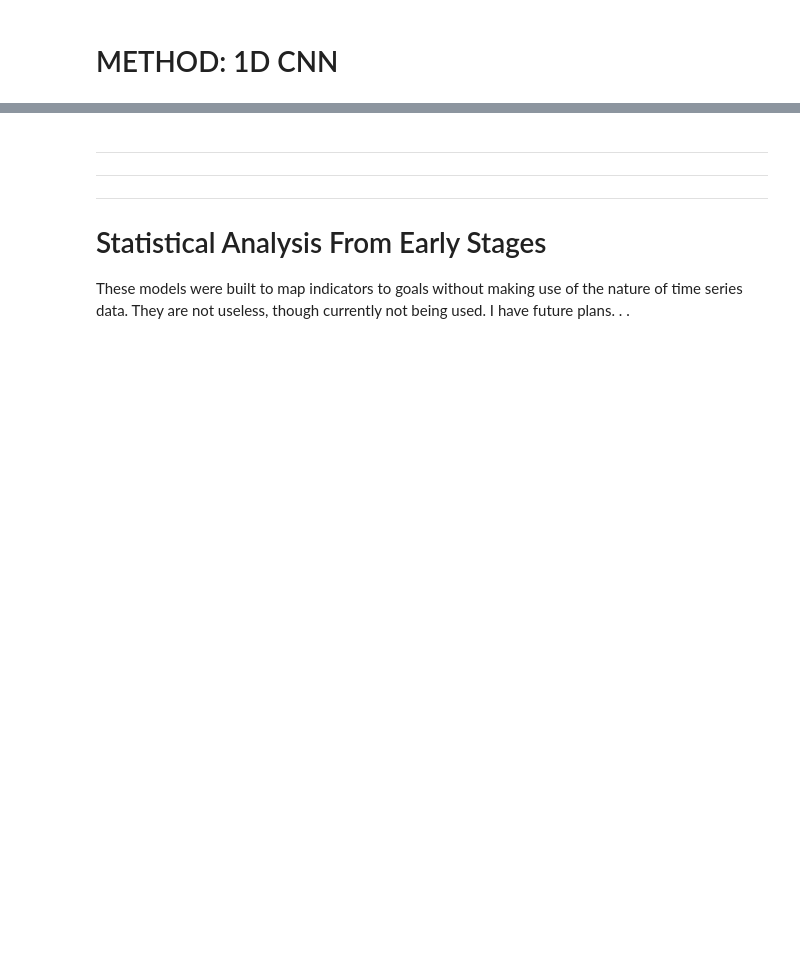
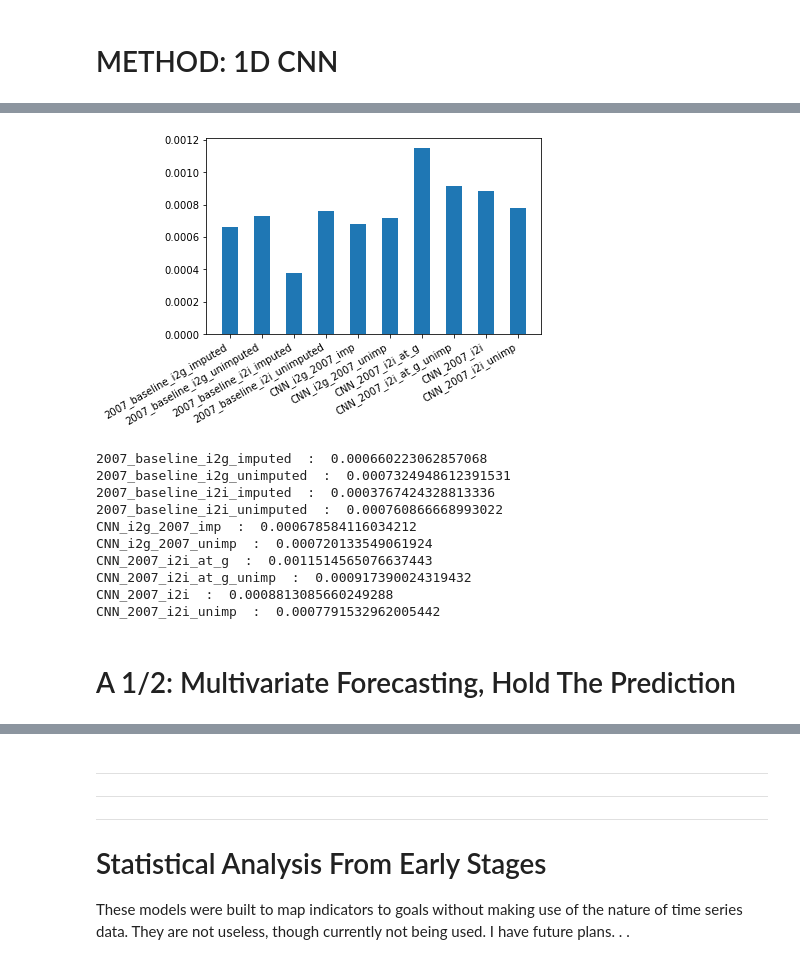
Before and after one commit to yousefja/Time-Series-Modelling-UN-Millenium-Development-Goals, a Jupyter notebook: data_exploration_modeling.ipynb, the cells around one changed output, grey strips where cells are left out. Saved outputs shown, nothing was run; the diff lists cells and outputs as text; code cells hidden in the pictures; blank space fills up the shorter version.

```diff
--- a/data_exploration_modeling.ipynb
+++ b/data_exploration_modeling.ipynb
@@ -785,0 +805,3 @@ features_and_targets
+# %%
+for k,v in relevance_dict.items():
+    print(k, '\n', ' : ', v, '\n')
@@ -884,3 +986,30 @@ X_reset.to_excel(r'C:\Users\Yousef\Desktop\export_df_3.xlsx')
 In this section I will develop models to forecast the UNMDGS (Targets) for each country. I will Use the years 2006 and 2007 for training and validation in order to fine tune my models, but the aim of the project is to forecast values for 2008 and 2012.
 
 ---
+# %%
+cost_bible = {}
+# %%
+def print_cost_bible(year = None):
+
+    #https://stackoverflow.com/questions/13515471/matplotlib-how-to-prevent-x-axis-labels-from-overlapping-each-other
+    if(year == None):
+
+        fig, ax = plt.subplots()
+        ax.bar(*zip(*cost_bible.items()), width = 0.5)
+        fig.autofmt_xdate()
+        plt.show()
+
+        for key,value in cost_bible.items():
+            print(key, ' : ', value)
+
+    else:
+        year_filter = list(filter(lambda key: year in key, cost_bible.keys()))
+        new_cost_bible = {k:v for k,v in cost_bible.items() if k in year_filter}
+
+        fig, ax = plt.subplots()
+        ax.bar(*zip(*new_cost_bible.items()), width = 0.5)
+        fig.autofmt_xdate()
+        plt.show()
+
+        for key,value in new_cost_bible.items():
+            print(key, ' : ', value)
@@ -1059,0 +1222,16 @@ CNN_hyperparam_to_loss_dict
+# %%
+print_cost_bible('2007')
+# %% [output]
+[figure, added]
+2007_baseline_i2g_imputed  :  0.000660223062857068
+2007_baseline_i2g_unimputed  :  0.0007324948612391531
+2007_baseline_i2i_imputed  :  0.0003767424328813336
+2007_baseline_i2i_unimputed  :  0.000760866668993022
+CNN_i2g_2007_imp  :  0.000678584116034212
+CNN_i2g_2007_unimp  :  0.000720133549061924
+CNN_2007_i2i_at_g  :  0.0011514565076637443
+CNN_2007_i2i_at_g_unimp  :  0.000917390024319432
+CNN_2007_i2i  :  0.0008813085660249288
+CNN_2007_i2i_unimp  :  0.0007791532962005442
+# %% [markdown]
+# A 1/2: Multivariate Forecasting, Hold The Prediction
```
Also changed, not shown: parts of 57 cells of this notebook.
